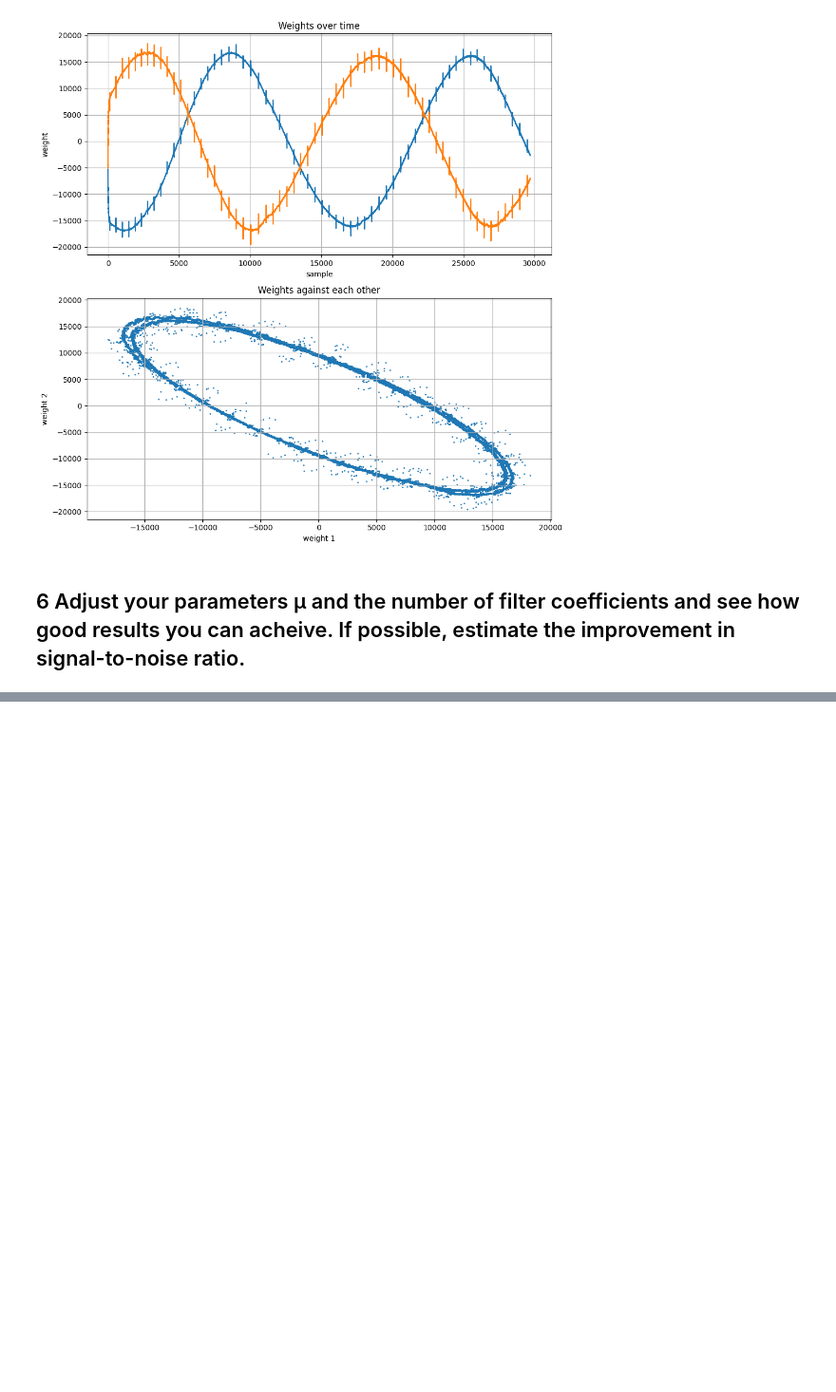
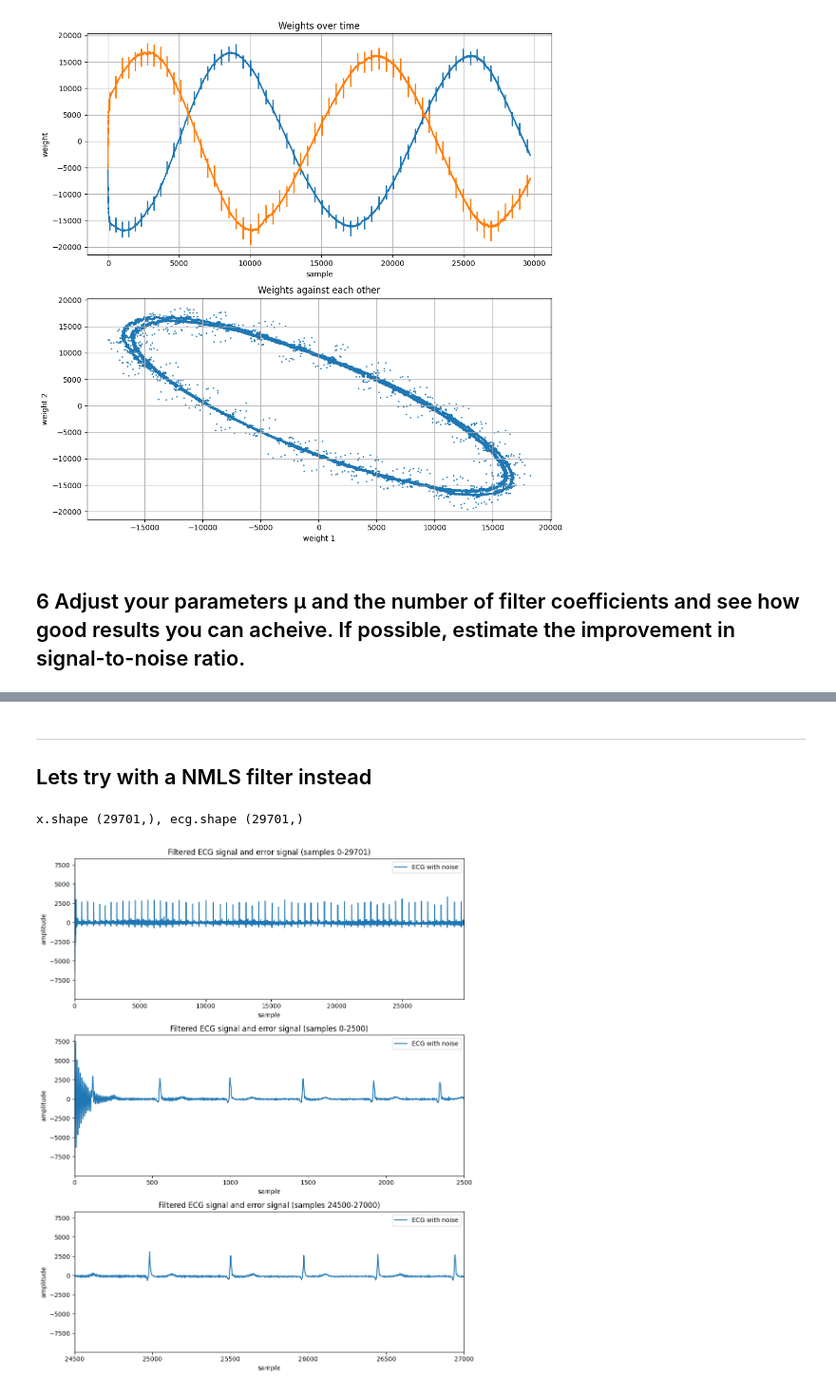
Before and after one commit to kpbaks/advance-signal-processing-assignment-2, a Jupyter notebook: assignment_2.ipynb, the cells around one changed output, grey strips where cells are left out. Shown at 95% size. Saved outputs shown, nothing was run; the diff lists cells and outputs as text; code cells hidden in the pictures; blank space fills up the shorter version.

```diff
--- a/assignment_2.ipynb
+++ b/assignment_2.ipynb
@@ -187,0 +225,17 @@ for taps in [2,3,4]:
+# %%
+snrs_sorted = sorted(snrs, key=lambda x: x[2], reverse=True)
+best = snrs_sorted[0]
+worst = snrs_sorted[-1]
+
+df = pd.DataFrame(snrs_sorted, columns=['taps', 'mu', 'snr'])
+
+# print(snrs_sorted)
+
+# print(f'Best: {best}')
+# print(f'Worst: {worst}')
+
+print(df)
+
+# get the best combination
+# best = max(snrs, key=lambda x: x[2])
+# print(f'Best combinatsion: {best}')
@@ -187,0 +287,36 @@ for taps in [2,3,4]:
+# %% [markdown]
+---
+
+## Lets try with a NMLS filter instead
+# %%
+from importlib import reload
+import nmls
+reload(nmls) # reload the module to get the latest changes without restarting the kernel
+
+psi = 0.1
+mu = 0.1 # step size between 0 and 1 / (3 * trR)
+n_taps = 2
+
+nmls_result: nmls.Result = nmls.nlms(x, ecg, mu=mu, n_taps=n_taps, psi=psi)
+# %% [output]
+x.shape (29701,), ecg.shape (29701,)
+# %%
+def plot_filtered_ecg_and_error_signal(ecg, error_signal):
+    _, ax = plt.subplots(3, 1, figsize=(10, 12))
+
+    for i, (xlim_min, xlim_max) in enumerate([(0, n_samples), (0, 2500), (24500, 27000)]):
+        # ax[i].plot(ecg)
+        # ax[i].plot(filtered_ecg)
+        ax[i].plot(error_signal)
+        ax[i].set_title(f'Filtered ECG signal and error signal (samples {xlim_min}-{xlim_max})')
+        ax[i].set_xlabel('sample')
+        ax[i].set_ylabel('amplitude')
+        ax[i].set_xlim(xlim_min, xlim_max)
+        ax[i].legend(['ECG with noise', 'Filtered ECG', 'Error'])
+
+    plt.tight_layout()
+    plt.show()
+
+plot_filtered_ecg_and_error_signal(ecg, nmls_result.err)
+# %% [output]
+[figure, added]
```
Also changed, not shown: parts of 9 cells of this notebook, 16 other files.
